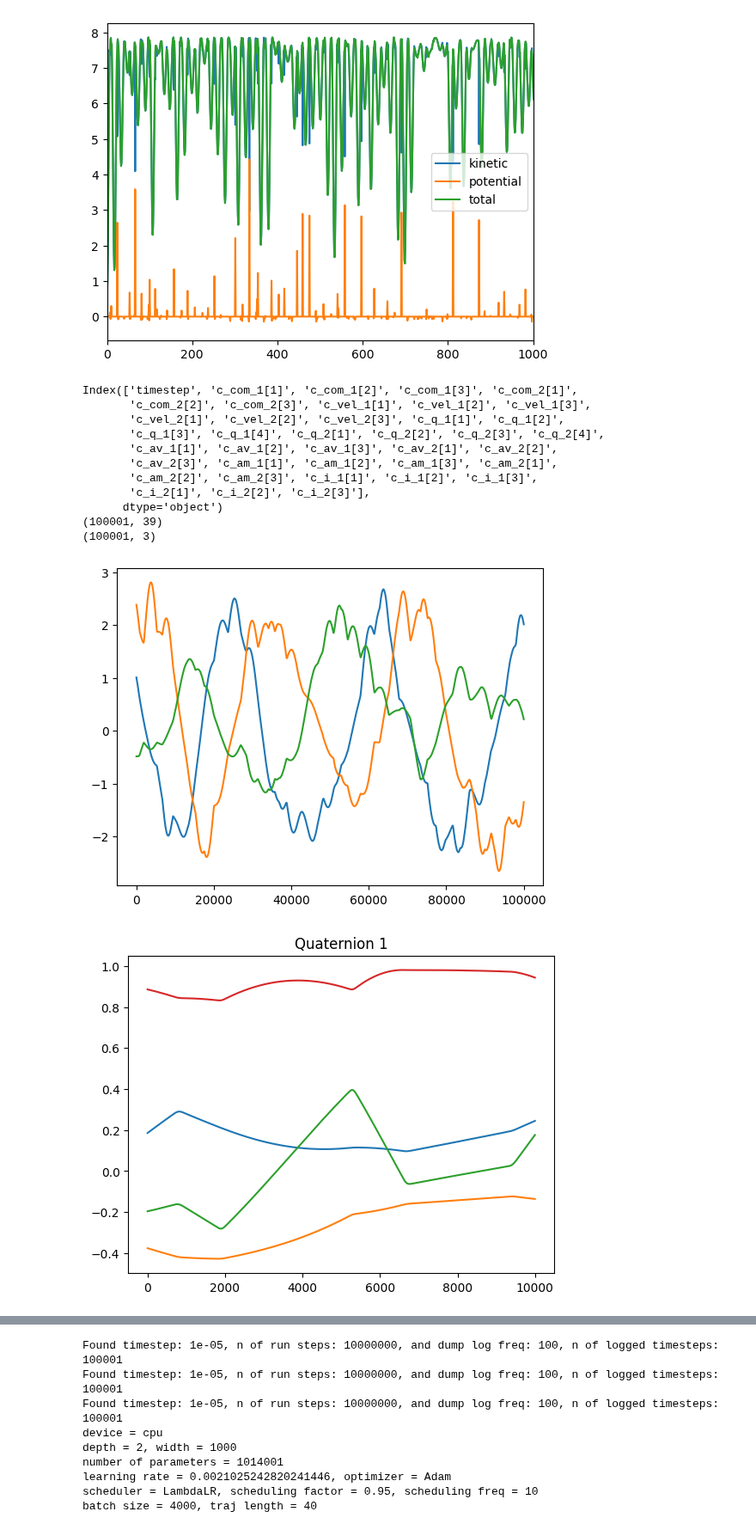
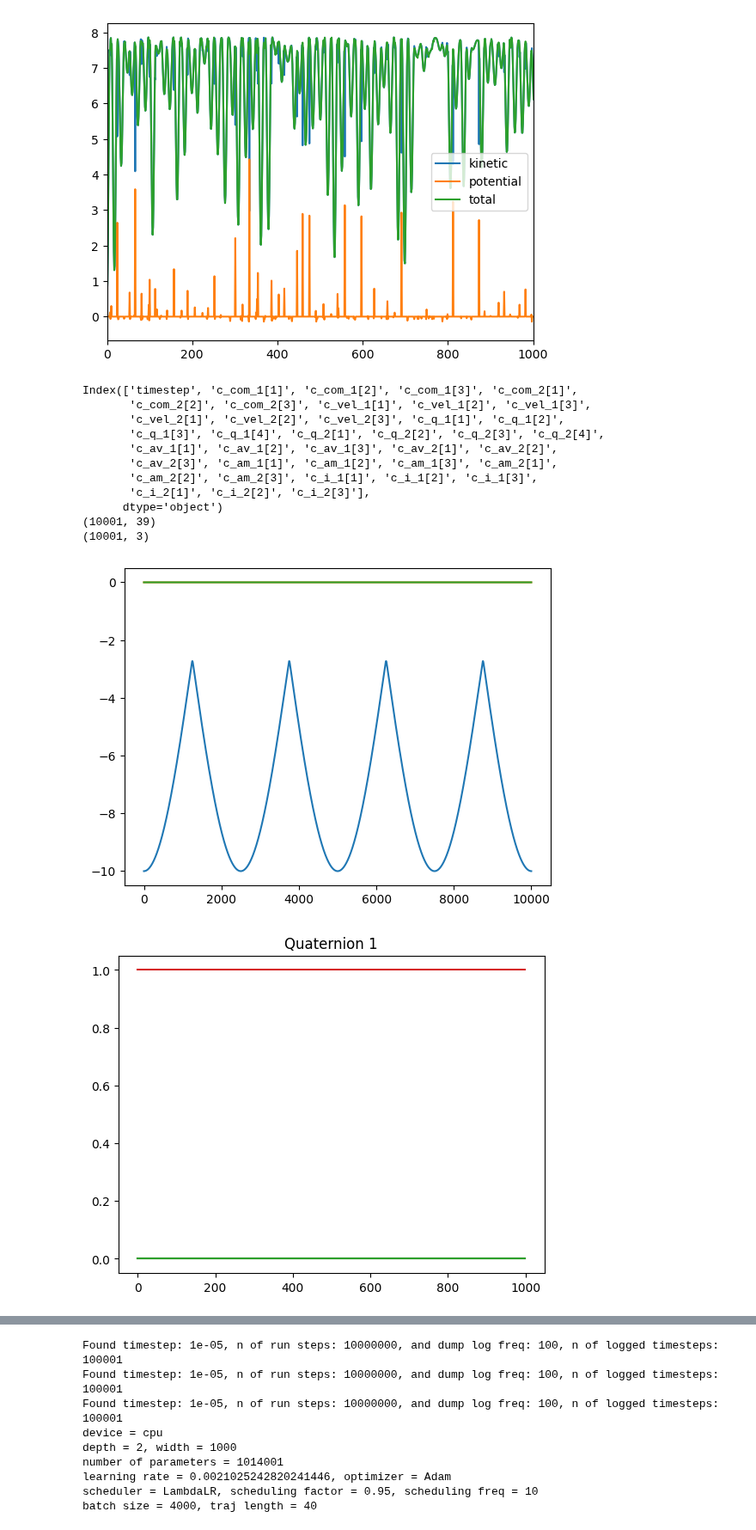
Before and after one commit to jakublala/coarsegrained-md-neural-ode, a Jupyter notebook: utils.ipynb, the cells around one changed output, grey strips where cells are left out. Shown at 86% size. Drawn from its saved outputs; the diff is of its cells as text; code cells hidden in the pictures.

```diff
--- a/utils.ipynb
+++ b/utils.ipynb
@@ -304,7 +304,7 @@ import matplotlib.pyplot as plt
 from data.reader import Reader
 # reader = Reader('dataset/trajectories/thesis/NVE-temp-0.5_K-3.96851711369462_r-2_s-5')
 # _, _ = reader.read_reduced_traj(save=True)
-df = pd.read_csv('dataset/single_temp_overfit/test/NVE-temp-0.5_K-3.96851711369462_r-2_s-5-reduced_traj.csv')
+df = pd.read_csv('dataset/approach/test/NVE-temp-0.5_K-3.96851711369462_r-2_s-20-reduced_traj.csv')
 # df = pd.read_csv('dataset/smooth/NVE-temp-0.45_K-0.090702947845805_r-0_s-5-reduced_traj.csv')
 
 print(df.columns)
@@ -342,34 +342,34 @@ plt.show()
 
 
 plt.title('Quaternion 2')
 plt.plot(quats[:end_index, 4])
 plt.plot(quats[:end_index, 5])
 plt.plot(quats[:end_index, 6])
 plt.plot(quats[:end_index, 7])
 plt.show()
 
 plt.title('Angular Velocity 1')
 plt.plot(angvels[:end_index, 0])
 plt.plot(angvels[:end_index, 1])
 plt.plot(angvels[:end_index, 2])
 plt.show()
 
 plt.title('Angular Velocity 2')
 plt.plot(angvels[:end_index, 3])
 plt.plot(angvels[:end_index, 4])
 plt.plot(angvels[:end_index, 5])
 plt.show()
 # %% [output]
 Index(['timestep', 'c_com_1[1]', 'c_com_1[2]', 'c_com_1[3]', 'c_com_2[1]',
        'c_com_2[2]', 'c_com_2[3]', 'c_vel_1[1]', 'c_vel_1[2]', 'c_vel_1[3]',
        'c_vel_2[1]', 'c_vel_2[2]', 'c_vel_2[3]', 'c_q_1[1]', 'c_q_1[2]',
        'c_q_1[3]', 'c_q_1[4]', 'c_q_2[1]', 'c_q_2[2]', 'c_q_2[3]', 'c_q_2[4]',
        'c_av_1[1]', 'c_av_1[2]', 'c_av_1[3]', 'c_av_2[1]', 'c_av_2[2]',
        'c_av_2[3]', 'c_am_1[1]', 'c_am_1[2]', 'c_am_1[3]', 'c_am_2[1]',
        'c_am_2[2]', 'c_am_2[3]', 'c_i_1[1]', 'c_i_1[2]', 'c_i_1[3]',
        'c_i_2[1]', 'c_i_2[2]', 'c_i_2[3]'],
       dtype='object')
-(100001, 39)
-(100001, 3)
+(10001, 39)
+(10001, 3)
-[figure, old version]
+[figure, new version]
-[figure, old version]
+[figure, new version]
```
Also changed, not shown: parts of 5 cells of this notebook, 9 other files.
